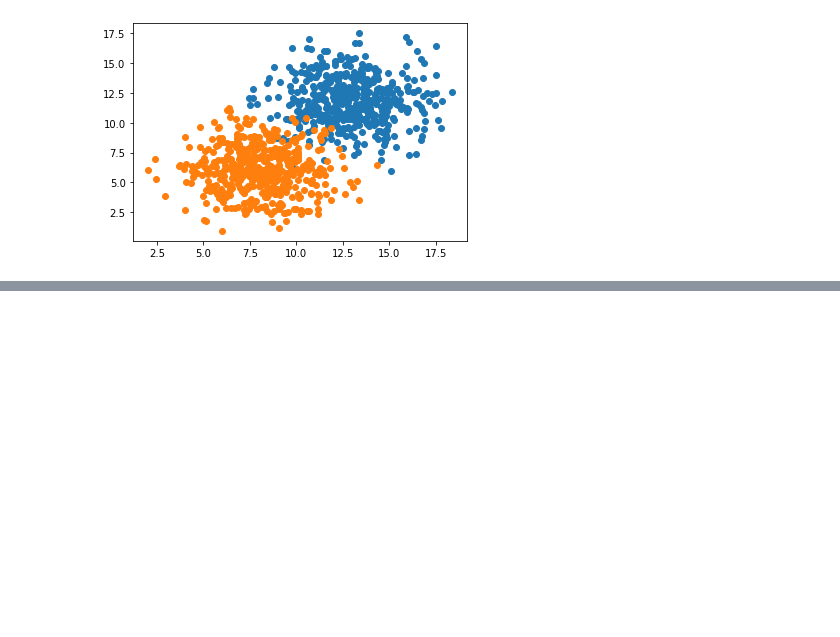
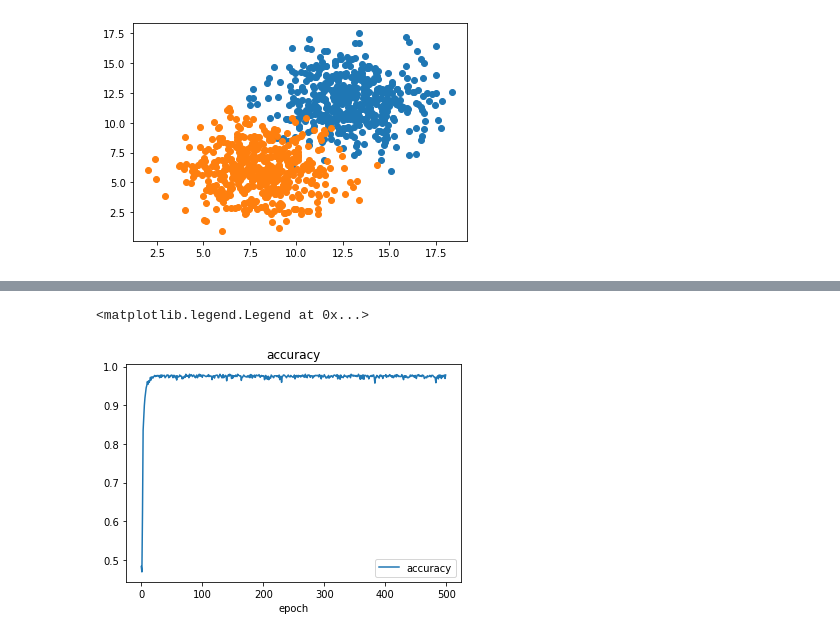
Before and after one commit to hpt1988/Applied-Deep-Learning_The-Complete-Self-Driving-Car-Course, a Jupyter notebook: keras/perceptron.ipynb, the cells around one changed output, grey strips where cells are left out. Cells and saved outputs as stored; diff of their text form; code cells hidden in the pictures; blank space fills up the shorter version.

Commit message:
plotting the accuracy and lost vs epochs

```diff
--- a/keras/perceptron.ipynb
+++ b/keras/perceptron.ipynb
@@ -79,6 +79,6 @@ model.compile(adam, loss='binary_crossentropy', metrics=['accuracy'])
 # actually shuffles the rows in our data and for each given iteration, trains
 # only a subset of them. This ensures that subset of training data changes with
 # every single iteration, and thus if our algorithm doesn't stuck at local min
-model.fit(x=X, y=y, verbose=1, batch_size=50, epochs=500, shuffle='true')
+h = model.fit(x=X, y=y, verbose=1, batch_size=50, epochs=500, shuffle='true')
 # %% [output]
 Epoch 1/500
@@ -101,0 +101,8 @@ Epoch 500/500
+# %%
+plt.plot(h.history['accuracy'])
+plt.title('accuracy')
+plt.xlabel('epoch')
+plt.legend(['accuracy'])
+# %% [output]
+<matplotlib.legend.Legend at 0x...>
+[figure, added]
```
Also changed, not shown: parts of 2 cells of this notebook.
